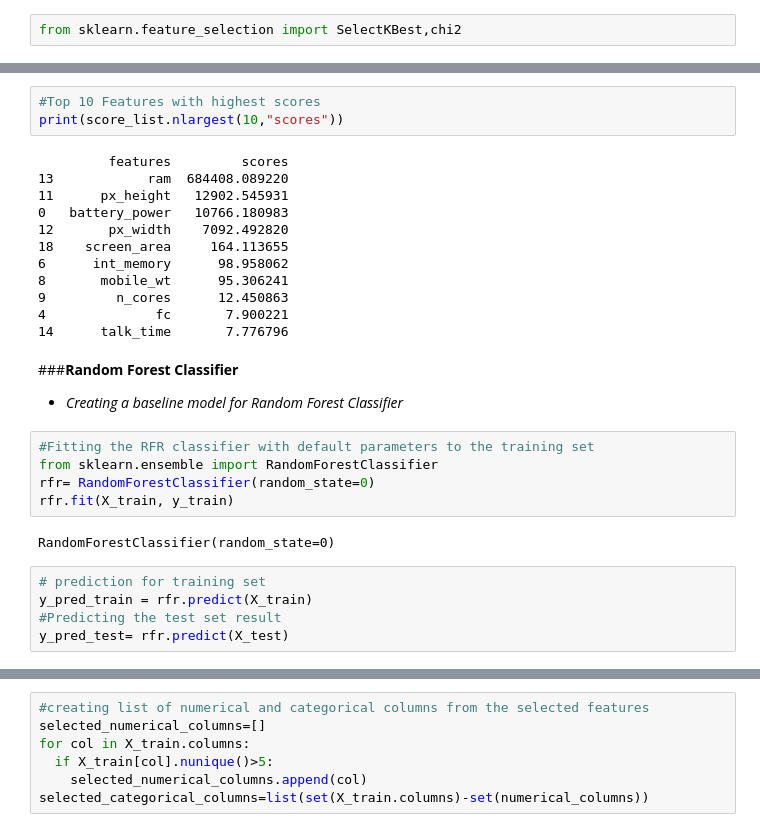
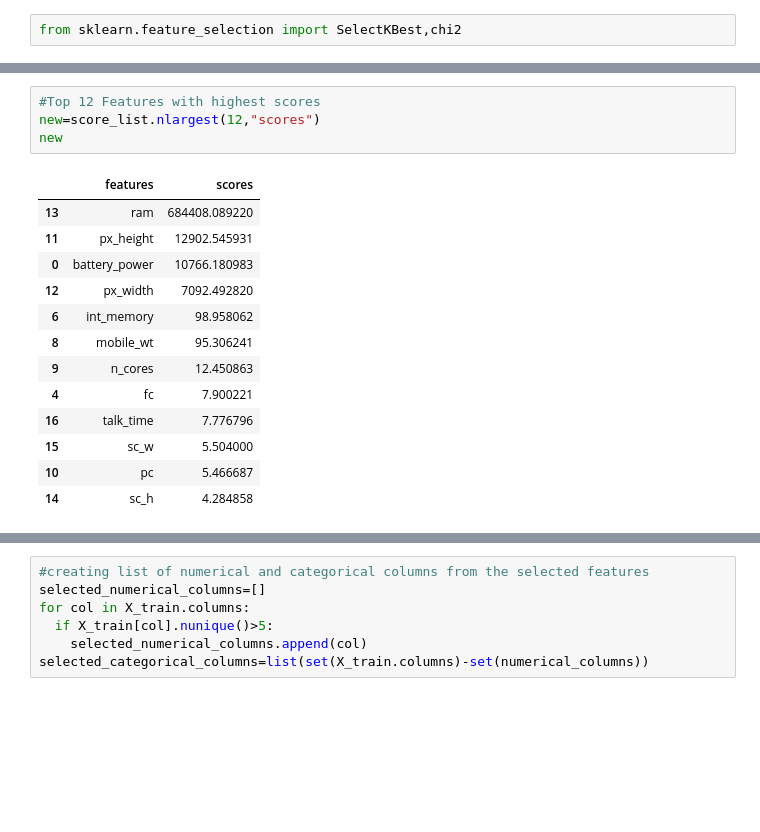
Before and after one commit to RadhikaRM/Mobilepricerangeprediction, a Jupyter notebook: Pricerangeprediction.ipynb, the cells around one changed output, grey strips where cells are left out. Saved outputs shown, nothing was run; the diff lists cells and outputs as text; blank space fills up the shorter version.

```diff
--- a/Pricerangeprediction.ipynb
+++ b/Pricerangeprediction.ipynb
@@ -381,34 +372,18 @@ score_list
 # %%
-#Top 10 Features with highest scores
-print(score_list.nlargest(10,"scores"))
+#Top 12 Features with highest scores
+new=score_list.nlargest(12,"scores")
+new
 # %% [output]
-         features         scores
-13            ram  684408.089220
-11      px_height   12902.545931
-0   battery_power   10766.180983
-12       px_width    7092.492820
-18    screen_area     164.113655
-6      int_memory      98.958062
-8       mobile_wt      95.306241
-9         n_cores      12.450863
-4              fc       7.900221
-14      talk_time       7.776796
+|  | features | scores |
+| 13 | ram | 684408.089220 |
+| 11 | px_height | 12902.545931 |
+| 0 | battery_power | 10766.180983 |
+| 12 | px_width | 7092.492820 |
+| 6 | int_memory | 98.958062 |
+| 8 | mobile_wt | 95.306241 |
+| 9 | n_cores | 12.450863 |
+| 4 | fc | 7.900221 |
+| 16 | talk_time | 7.776796 |
+| 15 | sc_w | 5.504000 |
+| 10 | pc | 5.466687 |
+| 14 | sc_h | 4.284858 |
-# %% [markdown]
-
-
-###**Random Forest Classifier**
-
-
-* *Creating a baseline model for Random Forest Classifier*
-# %%
-#Fitting the RFR classifier with default parameters to the training set
-from sklearn.ensemble import RandomForestClassifier
-rfr= RandomForestClassifier(random_state=0)
-rfr.fit(X_train, y_train)
-# %% [output]
-RandomForestClassifier(random_state=0)
-# %%
-# prediction for training set
-y_pred_train = rfr.predict(X_train)
-#Predicting the test set result
-y_pred_test= rfr.predict(X_test)
```
Also changed, not shown: parts of 67 cells of this notebook.
